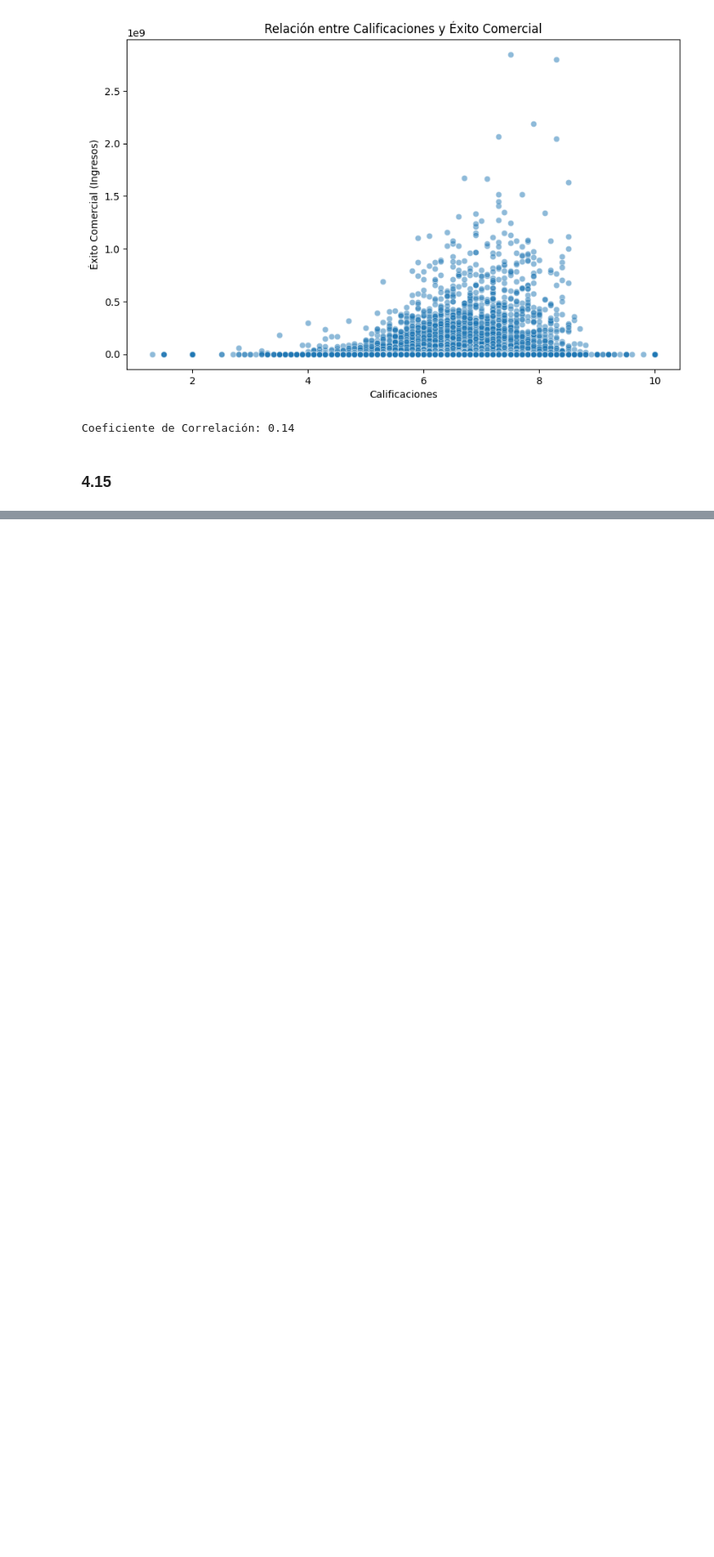
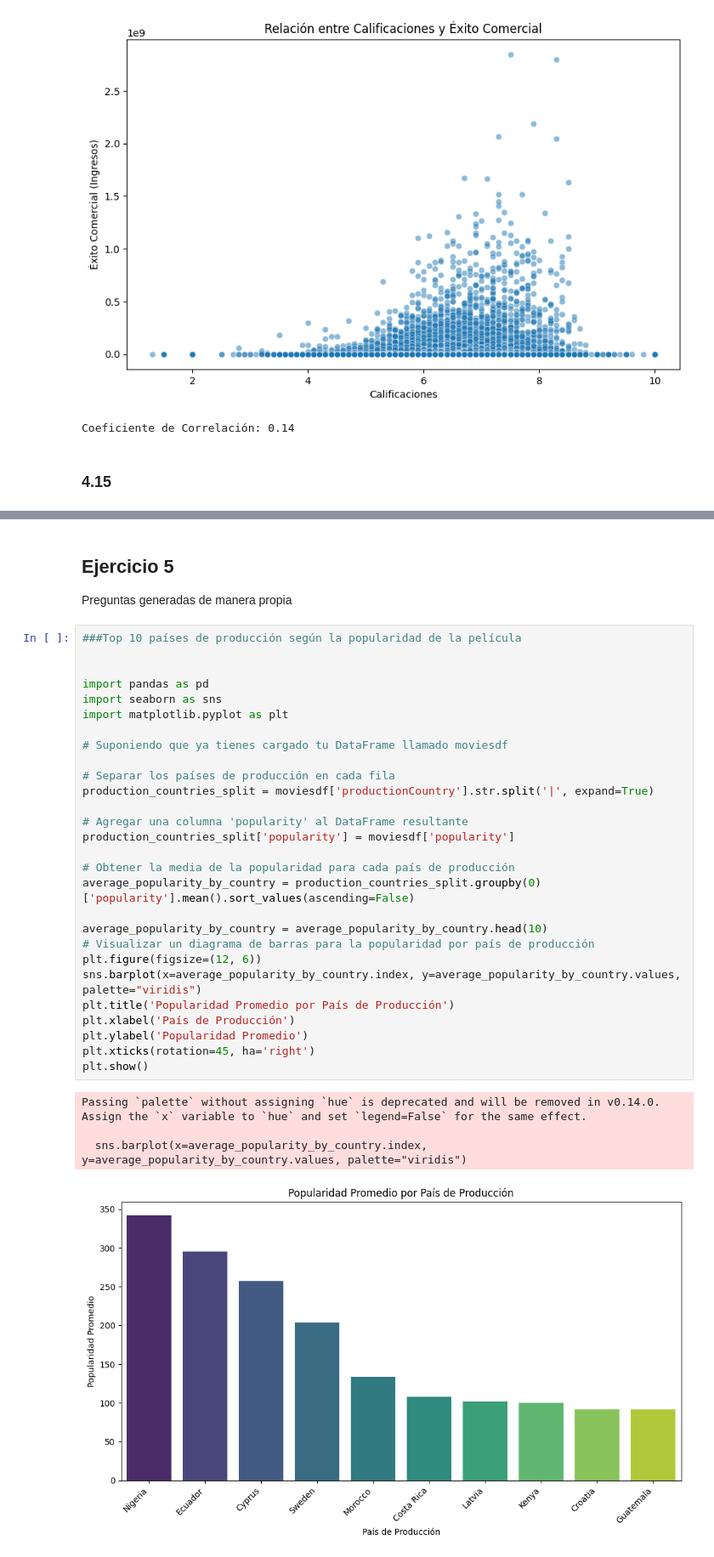
Before and after one commit to Arthurs101/HT-1DATAMINING, a Jupyter notebook: HT.ipynb, the cells around one changed output, grey strips where cells are left out. Shown at 85% size. Cells and saved outputs as stored; diff of their text form; blank space fills up the shorter version.

```diff
--- a/HT.ipynb
+++ b/HT.ipynb
@@ -611,0 +612,37 @@ See the caveats in the documentation: https://pandas.pydata.org/pandas-docs/stab
+# %% [markdown]
+## Ejercicio 5
+
+Preguntas generadas de manera propia
+# %%
+###Top 10 países de producción según la popularidad de la película
+
+
+import pandas as pd
+import seaborn as sns
+import matplotlib.pyplot as plt
+
+# Suponiendo que ya tienes cargado tu DataFrame llamado moviesdf
+
+# Separar los países de producción en cada fila
+production_countries_split = moviesdf['productionCountry'].str.split('|', expand=True)
+
+# Agregar una columna 'popularity' al DataFrame resultante
+production_countries_split['popularity'] = moviesdf['popularity']
+
+# Obtener la media de la popularidad para cada país de producción
+average_popularity_by_country = production_countries_split.groupby(0)['popularity'].mean().sort_values(ascending=False)
+
+average_popularity_by_country = average_popularity_by_country.head(10)
+# Visualizar un diagrama de barras para la popularidad por país de producción
+plt.figure(figsize=(12, 6))
+sns.barplot(x=average_popularity_by_country.index, y=average_popularity_by_country.values, palette="viridis")
+plt.title('Popularidad Promedio por País de Producción')
+plt.xlabel('País de Producción')
+plt.ylabel('Popularidad Promedio')
+plt.xticks(rotation=45, ha='right')
+plt.show()
+# %% [output]
+Passing `palette` without assigning `hue` is deprecated and will be removed in v0.14.0. Assign the `x` variable to `hue` and set `legend=False` for the same effect.
+
+  sns.barplot(x=average_popularity_by_country.index, y=average_popularity_by_country.values, palette="viridis")
+[figure, added]
```
Also changed, not shown: parts of 6 cells of this notebook.
